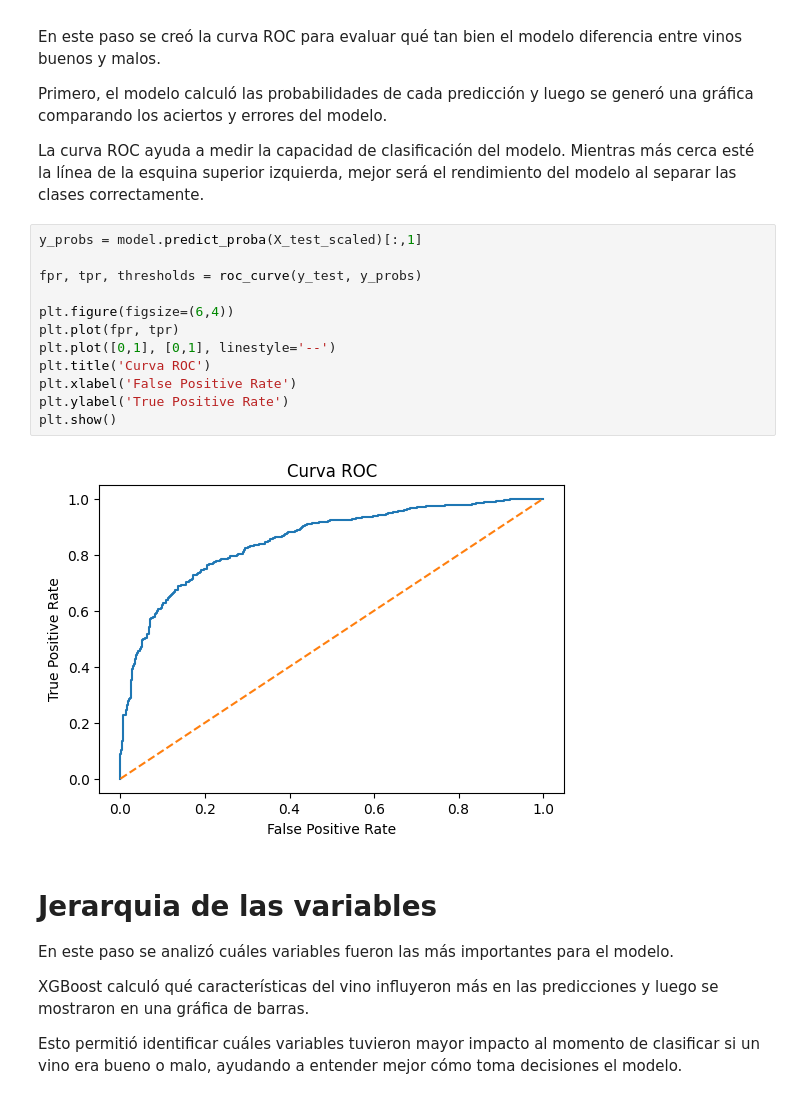
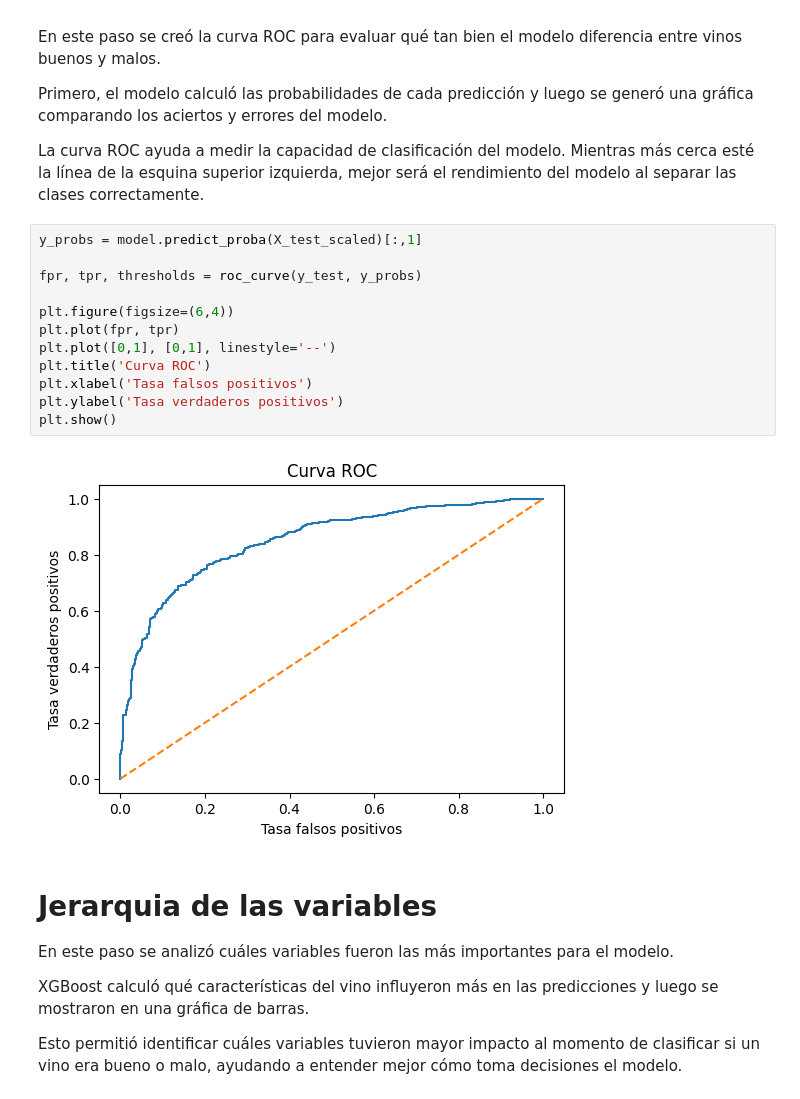
Before and after one commit to Esneider2406/calidad-vino-xgboost, a Jupyter notebook: notebooks/Actividad3_Notebook_CalidadDeVino_XGBoost.ipynb, the cells around one changed output. Saved outputs shown, nothing was run; the diff lists cells and outputs as text.

```diff
--- a/notebooks/Actividad3_Notebook_CalidadDeVino_XGBoost.ipynb
+++ b/notebooks/Actividad3_Notebook_CalidadDeVino_XGBoost.ipynb
@@ -326,17 +326,17 @@ Mientras más cerca esté la línea de la esquina superior izquierda, mejor ser
 # %%
 y_probs = model.predict_proba(X_test_scaled)[:,1]
 
 fpr, tpr, thresholds = roc_curve(y_test, y_probs)
 
 plt.figure(figsize=(6,4))
 plt.plot(fpr, tpr)
 plt.plot([0,1], [0,1], linestyle='--')
 plt.title('Curva ROC')
-plt.xlabel('False Positive Rate')
-plt.ylabel('True Positive Rate')
+plt.xlabel('Tasa falsos positivos')
+plt.ylabel('Tasa verdaderos positivos')
 plt.show()
 # %% [output]
-[figure, old version]
+[figure, new version]
 # %% [markdown]
 # Jerarquia de las variables
 En este paso se analizó cuáles variables fueron las más importantes para el modelo.
```
Also changed, not shown: parts of 1 cell of this notebook, 1 other file.
